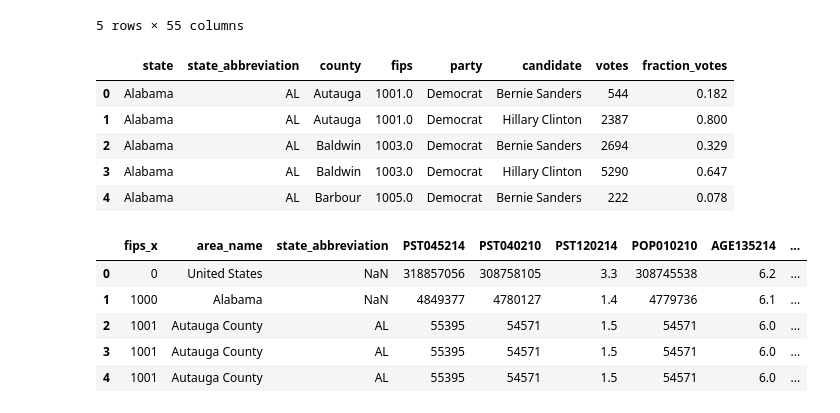
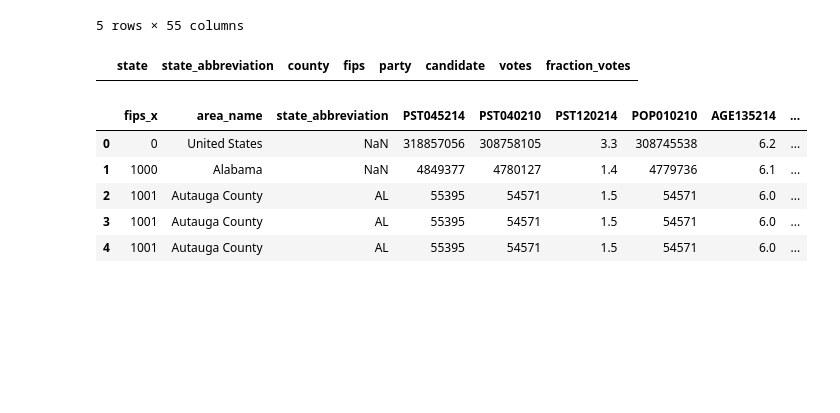
Before and after one commit to alexfcub/Presentation-And-Visualization, a Jupyter notebook: see_the_dataset_exercise_jp.ipynb, the cells around one changed output. Cells and saved outputs as stored; diff of their text form; code cells hidden in the pictures; blank space fills up the shorter version.

```diff
--- a/see_the_dataset_exercise_jp.ipynb
+++ b/see_the_dataset_exercise_jp.ipynb
@@ -165,15 +167,10 @@ df_see1.head()
 | 3 | 1003 | Baldwin County | AL | 200111 | 182265 | 9.8 | 182265 | 5.6 | ... |
 | 4 | 1005 | Barbour County | AL | 26887 | 27457 | -2.1 | 27457 | 5.7 | ... |
 5 rows × 55 columns
-# %%
-df_see3.head()
-# %% [output]
-|  | state | state_abbreviation | county | fips | party | candidate | votes | fraction_votes |
-| 0 | Alabama | AL | Autauga | 1001.0 | Democrat | Bernie Sanders | 544 | 0.182 |
-| 1 | Alabama | AL | Autauga | 1001.0 | Democrat | Hillary Clinton | 2387 | 0.800 |
-| 2 | Alabama | AL | Baldwin | 1003.0 | Democrat | Bernie Sanders | 2694 | 0.329 |
-| 3 | Alabama | AL | Baldwin | 1003.0 | Democrat | Hillary Clinton | 5290 | 0.647 |
-| 4 | Alabama | AL | Barbour | 1005.0 | Democrat | Bernie Sanders | 222 | 0.078 |
+# %%
+df_see3[df_see3["county"] == "Le Flore"]
+# %% [output]
+|  | state | state_abbreviation | county | fips | party | candidate | votes | fraction_votes |
 # %%
 df_all = pd.merge(df_see1,df_see3,how = 'left', left_on=['state_abbreviation',"county"], right_on = ["state_abbreviation","county"])
 # %%
```
Also changed, not shown: parts of 12 cells of this notebook, 3 other files.
